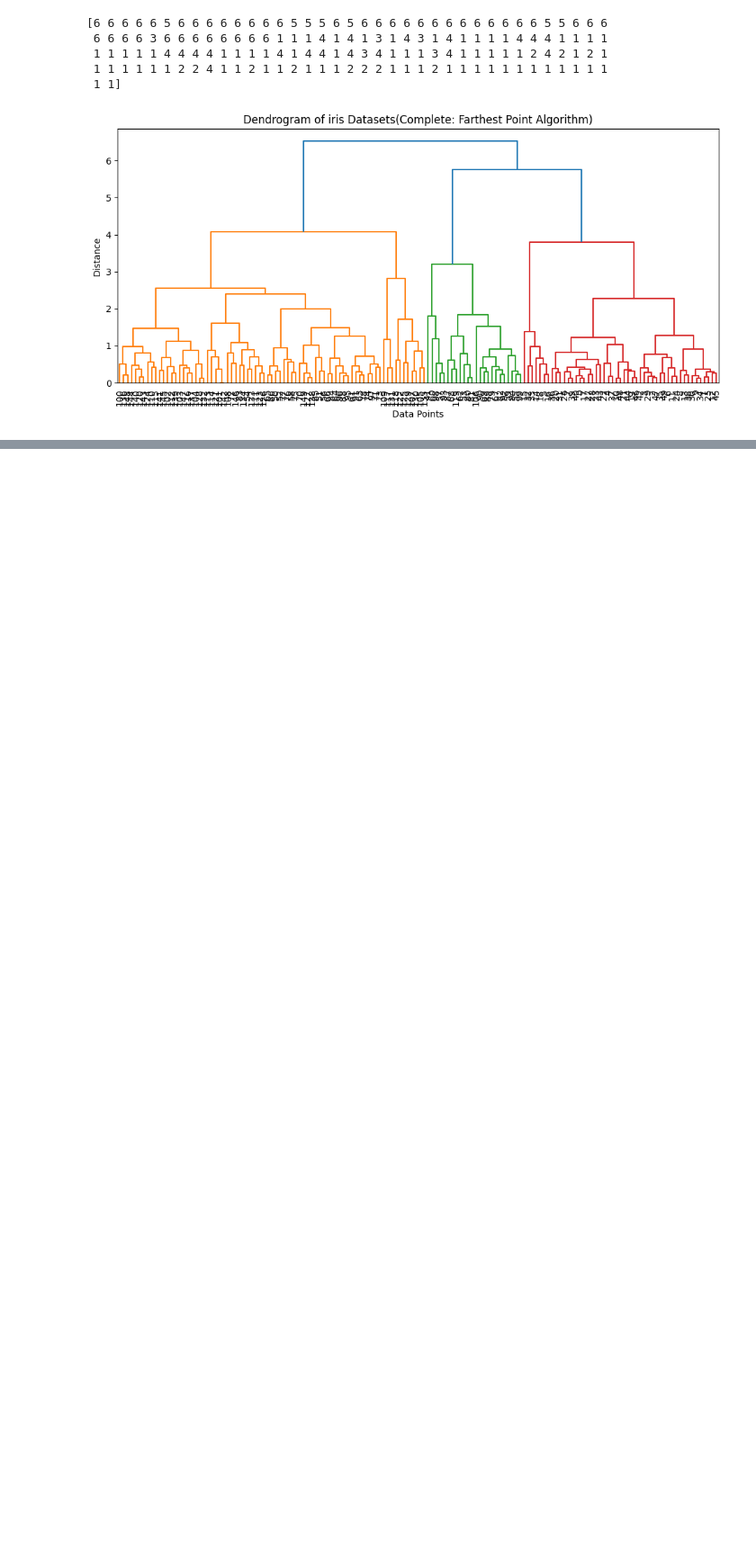
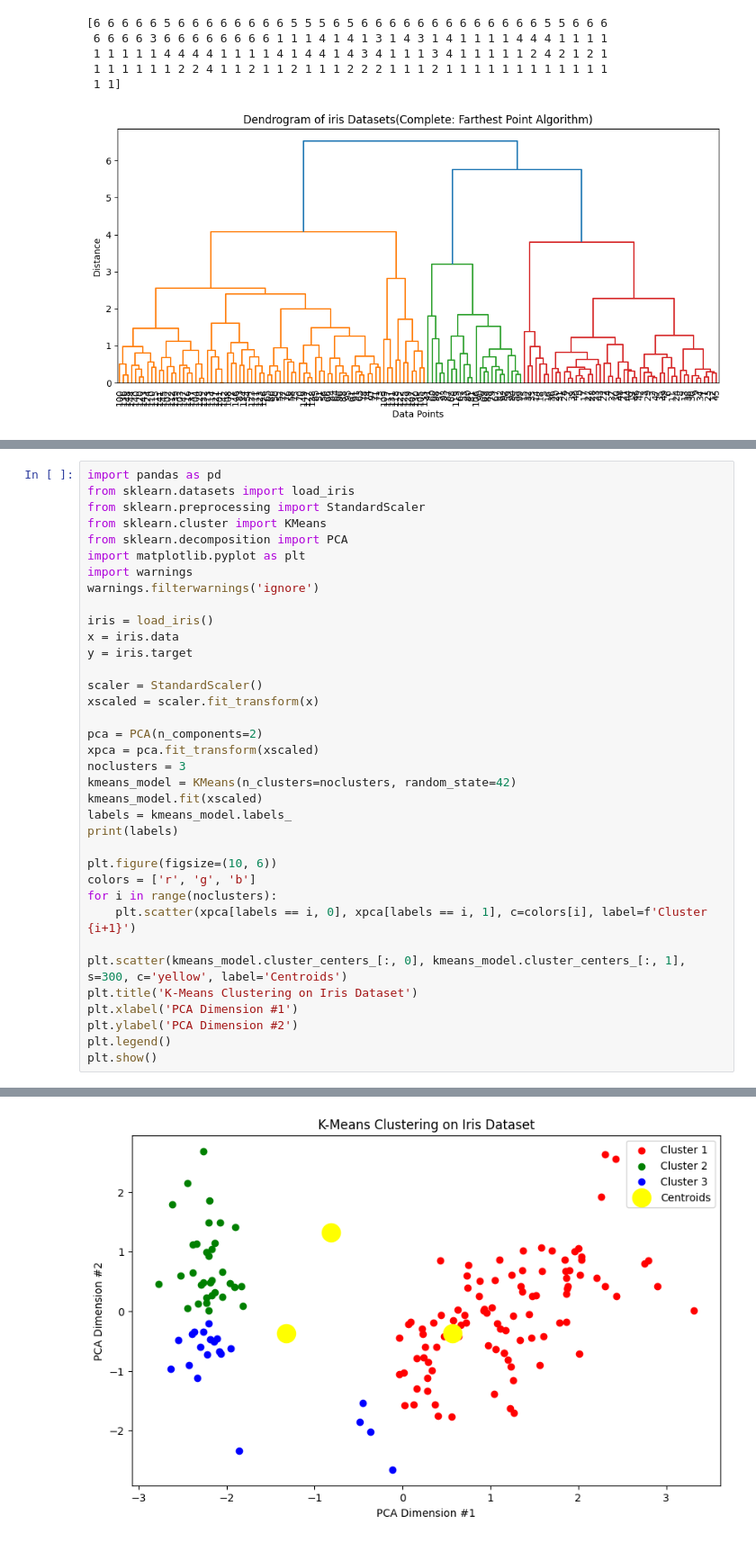
Before and after one commit to HongSeongMo/Bigdata_Analysis_Professional, a Jupyter notebook: 241030.ipynb, the cells around one changed output, grey strips where cells are left out. Shown at 90% size. Cells and saved outputs as stored; diff of their text form; blank space fills up the shorter version.

```diff
--- a/241030.ipynb
+++ b/241030.ipynb
@@ -65,0 +135,37 @@ plt.show()
+# %%
+import pandas as pd
+from sklearn.datasets import load_iris
+from sklearn.preprocessing import StandardScaler
+from sklearn.cluster import KMeans
+from sklearn.decomposition import PCA
+import matplotlib.pyplot as plt
+import warnings
+warnings.filterwarnings('ignore')
+
+iris = load_iris()
+x = iris.data
+y = iris.target
+
+scaler = StandardScaler()
+xscaled = scaler.fit_transform(x)
+
+pca = PCA(n_components=2)
+xpca = pca.fit_transform(xscaled)
+noclusters = 3
+kmeans_model = KMeans(n_clusters=noclusters, random_state=42)
+kmeans_model.fit(xscaled)
+labels = kmeans_model.labels_
+print(labels)
+
+plt.figure(figsize=(10, 6))
+colors = ['r', 'g', 'b']
+for i in range(noclusters):
+    plt.scatter(xpca[labels == i, 0], xpca[labels == i, 1], c=colors[i], label=f'Cluster {i+1}')
+
+plt.scatter(kmeans_model.cluster_centers_[:, 0], kmeans_model.cluster_centers_[:, 1], s=300, c='yellow', label='Centroids')
+plt.title('K-Means Clustering on Iris Dataset')
+plt.xlabel('PCA Dimension #1')
+plt.ylabel('PCA Dimension #2')
+plt.legend()
+plt.show()
+# %% [output]
@@ -65,0 +177 @@ plt.show()
+[figure, added]
```
Also changed, not shown: parts of 5 cells of this notebook.
